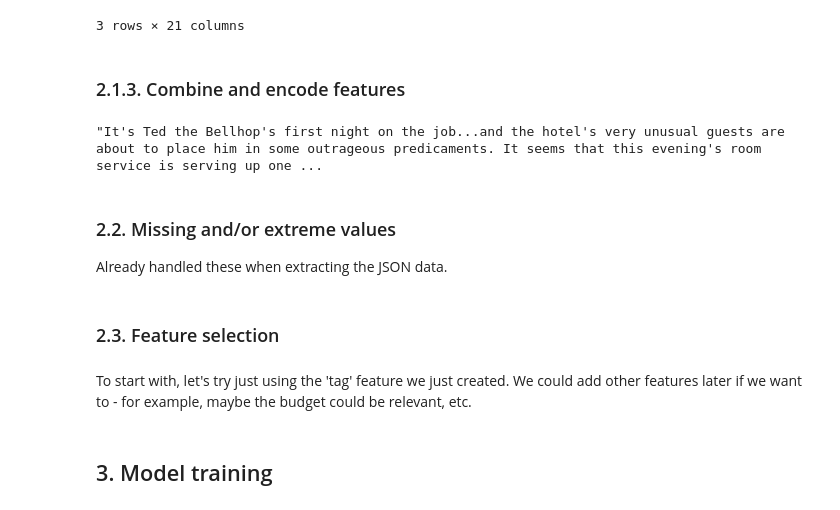
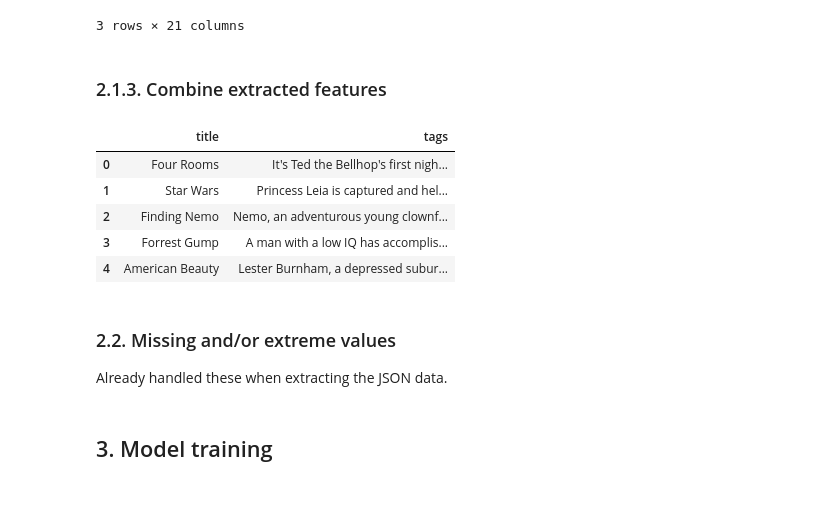
Before and after one commit to 4GeeksAcademy/gperdrizet-recommender-systems, a Jupyter notebook: notebooks/solution.ipynb, the cells around one changed output. Cells and saved outputs as stored; diff of their text form; code cells hidden in the pictures.

```diff
--- a/notebooks/solution.ipynb
+++ b/notebooks/solution.ipynb
@@ -104,7 +104,7 @@ memory usage: 788.1+ KB
 ## 2. EDA
 # %%
 # Make a copy to work with while encoding so that we have the original to go back to if needed
-encoded_data_df = data_df.copy()
+parsed_data_df = data_df.copy()
 # %% [markdown]
 ### 2.1. Feature encoding
 
@@ -113,15 +113,15 @@ encoded_data_df = data_df.copy()
 The *genre*, *keywords* and *cast* columns contain JSON formatted data where for each movie there are several entries with 'id' and 'name' keys. We are going to extract just the names to a list and then concatenate them to a single string so that we can vectorized them similarly to how we handled the app review data.
 # %%
 # Loads the 'cast' JSON from each row of the dataframe as a dict. and extracts the value of 'name'
-encoded_data_df['cast'] = data_df['cast'].apply(lambda x: [item['name'] for item in json.loads(x)][:3] if pd.notna(x) else None)
+parsed_data_df['cast'] = data_df['cast'].apply(lambda x: [item['name'] for item in json.loads(x)][:3] if pd.notna(x) else None)
 
 # Same for the 'keywords' column
-encoded_data_df['keywords'] = data_df['keywords'].apply(lambda x: [item['name'] for item in json.loads(x)][:3] if pd.notna(x) else 'none')
+parsed_data_df['keywords'] = data_df['keywords'].apply(lambda x: [item['name'] for item in json.loads(x)][:3] if pd.notna(x) else 'none')
 
 # And the 'genres' column
-encoded_data_df['genres'] = data_df['genres'].apply(lambda x: [item['name'] for item in json.loads(x)][:3] if pd.notna(x) else 'none')
+parsed_data_df['genres'] = data_df['genres'].apply(lambda x: [item['name'] for item in json.loads(x)][:3] if pd.notna(x) else 'none')
 
-encoded_data_df.head(3)
+parsed_data_df.head(3)
 # %% [output]
 |  | budget | genres | homepage | id | keywords | original_language | title | overview | popularity | ... |
 | 0 | 4000000 | [Crime, Comedy] | NaN | 5 | [hotel, new year's eve, witch] | en | Four Rooms | It's Ted the Bellhop's first nigh... | 22.876230 | ... |
@@ -135,8 +135,8 @@ We could do the same thing with the *production_companies*, *spoken_language* an
 
 The next feature that looks obviously important for movie recommendation is the *overview*. Convert it to a list so that we can concatenate it with the other features. This will give us one long text that contains the keywords, genre, actors and description. This text will then be used for vectorization.
 # %%
-encoded_data_df['overview'] = data_df['overview'].apply(lambda x: [x if pd.notna(x) else 'none'])
-encoded_data_df.head(3)
+parsed_data_df['overview'] = data_df['overview'].apply(lambda x: [x if pd.notna(x) else 'none'])
+parsed_data_df.head(3)
 # %% [output]
 |  | budget | genres | homepage | id | keywords | original_language | title | overview | popularity | ... |
 | 0 | 4000000 | [Crime, Comedy] | NaN | 5 | [hotel, new year's eve, witch] | en | Four Rooms | [It's Ted the Bellhop's first nig... | 22.876230 | ... |
@@ -144,23 +144,25 @@ encoded_data_df.head(3)
 | 2 | 94000000 | [Animation, Family] | http://movies.disney.com/finding-... | 12 | [father son relationship, harbor,... | en | Finding Nemo | [Nemo, an adventurous young clown... | 85.688789 | ... |
 3 rows × 21 columns
 # %% [markdown]
-### 2.1.3. Combine and encode features
+### 2.1.3. Combine extracted features
 # %%
 # Concatenate the four features we just extracted to a single list feature called 'tags'
-encoded_data_df['tags'] = encoded_data_df['overview'] + encoded_data_df['genres'] + encoded_data_df['keywords'] + encoded_data_df['cast']
+parsed_data_df['tags'] = parsed_data_df['overview'] + parsed_data_df['genres'] + parsed_data_df['keywords'] + parsed_data_df['cast']
 
 # Join the list 'tags' feature into a string
-encoded_data_df['tags'] = encoded_data_df['tags'].apply(lambda x: ', '.join(x))
+parsed_data_df['tags'] = parsed_data_df['tags'].apply(lambda x: ', '.join(x))
 
 # Take a look at the first row to see and example of the result
-encoded_data_df.iloc[0].tags
+tag_title_df = parsed_data_df[['title', 'tags']]
+tag_title_df.head()
 # %% [output]
-"It's Ted the Bellhop's first night on the job...and the hotel's very unusual guests are about to place him in some outrageous predicaments. It seems that this evening's room service is serving up one ...
+|  | title | tags |
+| 0 | Four Rooms | It's Ted the Bellhop's first nigh... |
+| 1 | Star Wars | Princess Leia is captured and hel... |
+| 2 | Finding Nemo | Nemo, an adventurous young clownf... |
+| 3 | Forrest Gump | A man with a low IQ has accomplis... |
+| 4 | American Beauty | Lester Burnham, a depressed subur... |
 # %% [markdown]
 ### 2.2. Missing and/or extreme values
 
 Already handled these when extracting the JSON data.
-# %% [markdown]
-### 2.3. Feature selection
-# %% [markdown]
-To start with, let's try just using the 'tag' feature we just created. We could add other features later if we want to - for example, maybe the budget could be relevant, etc.
```
Also changed, not shown: parts of 5 cells of this notebook, 1 other file.
